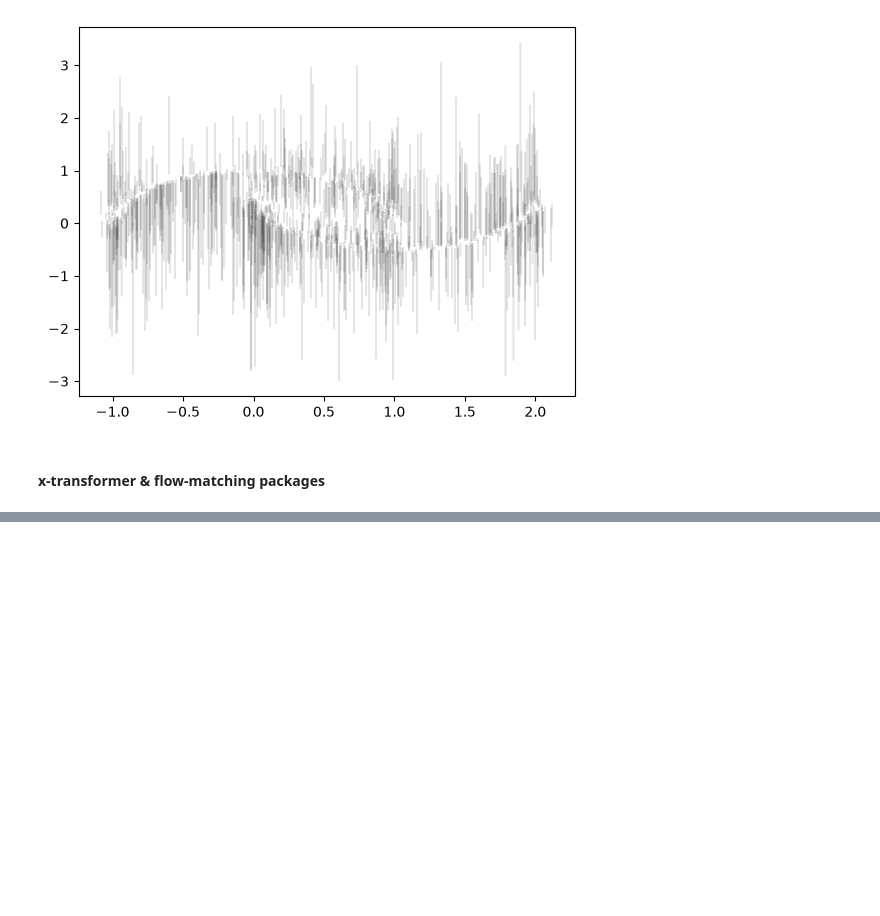
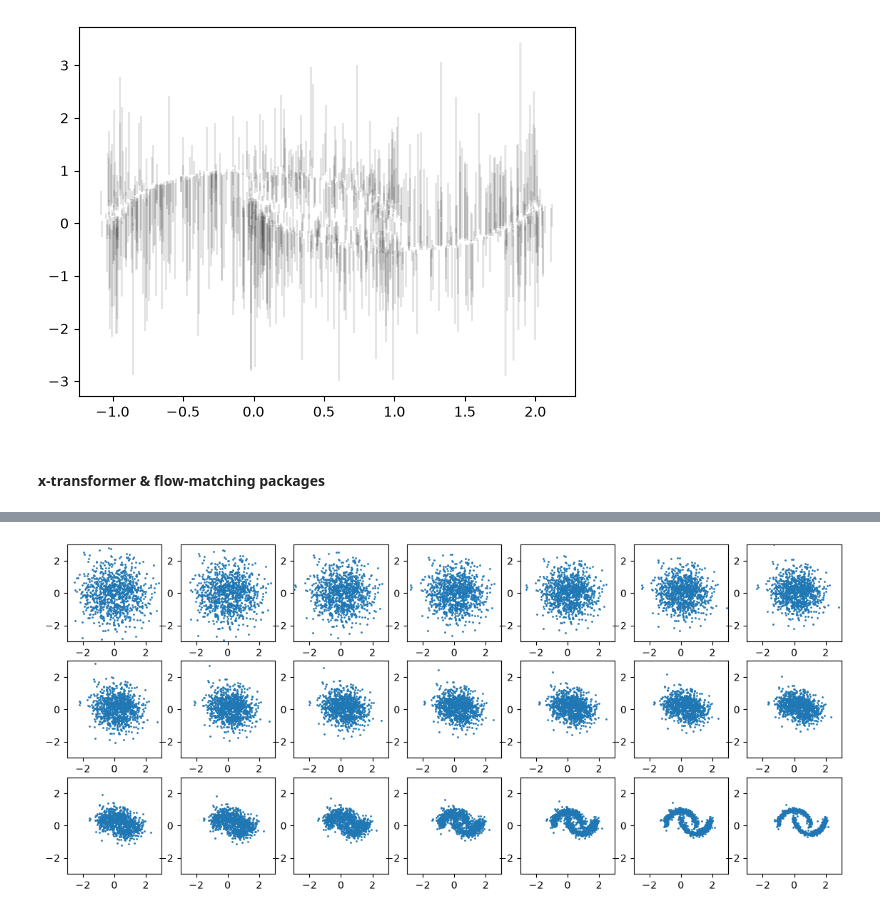
Before and after one commit to yingming-yang/Tests, a Jupyter notebook: FM_test.ipynb, the cells around one changed output, grey strips where cells are left out. Drawn from its saved outputs; the diff is of its cells as text; code cells hidden in the pictures; blank space fills up the shorter version.

```diff
--- a/FM_test.ipynb
+++ b/FM_test.ipynb
@@ -663,0 +800,28 @@ model(x, mask = mask) # (1, 1024, 100)
+# %%
+class WrappedModel(ModelWrapper):
+    def forward(self, x: torch.Tensor, t: torch.Tensor, **extras):
+        xt = torch.cat([x,torch.full((len(x), 1), t.item(), device=device)], dim=-1)
+        return self.model(xt, **extras)
+
+wrapped_vf = WrappedModel(vf)
+# %%
+# step size for ode solver
+step_size = 0.05
+eps_time = 1e-2
+
+model = vf.eval()
+# %%
+with torch.no_grad():
+    T = torch.linspace(0.0,1.0,21, device=device)
+    x_init = torch.randn(1000,2, device=device)
+    solver = ODESolver(velocity_model=wrapped_vf)  # create an ODESolver class
+    xint = solver.sample(time_grid=T, x_init=x_init, method='midpoint', step_size=step_size, return_intermediates=True)  # sample from the model
+    xint = xint.cpu().numpy()
+
+f, axarr = plt.subplots(3, 7, figsize=(14, 6))
+for idx, ax in enumerate(axarr.ravel()):
+    ax.scatter(xint[idx][:,0],xint[idx][:,1], s = 1)
+    ax.set_xlim([-3,3])
+    ax.set_ylim([-3,3])
+# %% [output]
+[figure, added]
```
Also changed, not shown: parts of 26 cells of this notebook.
